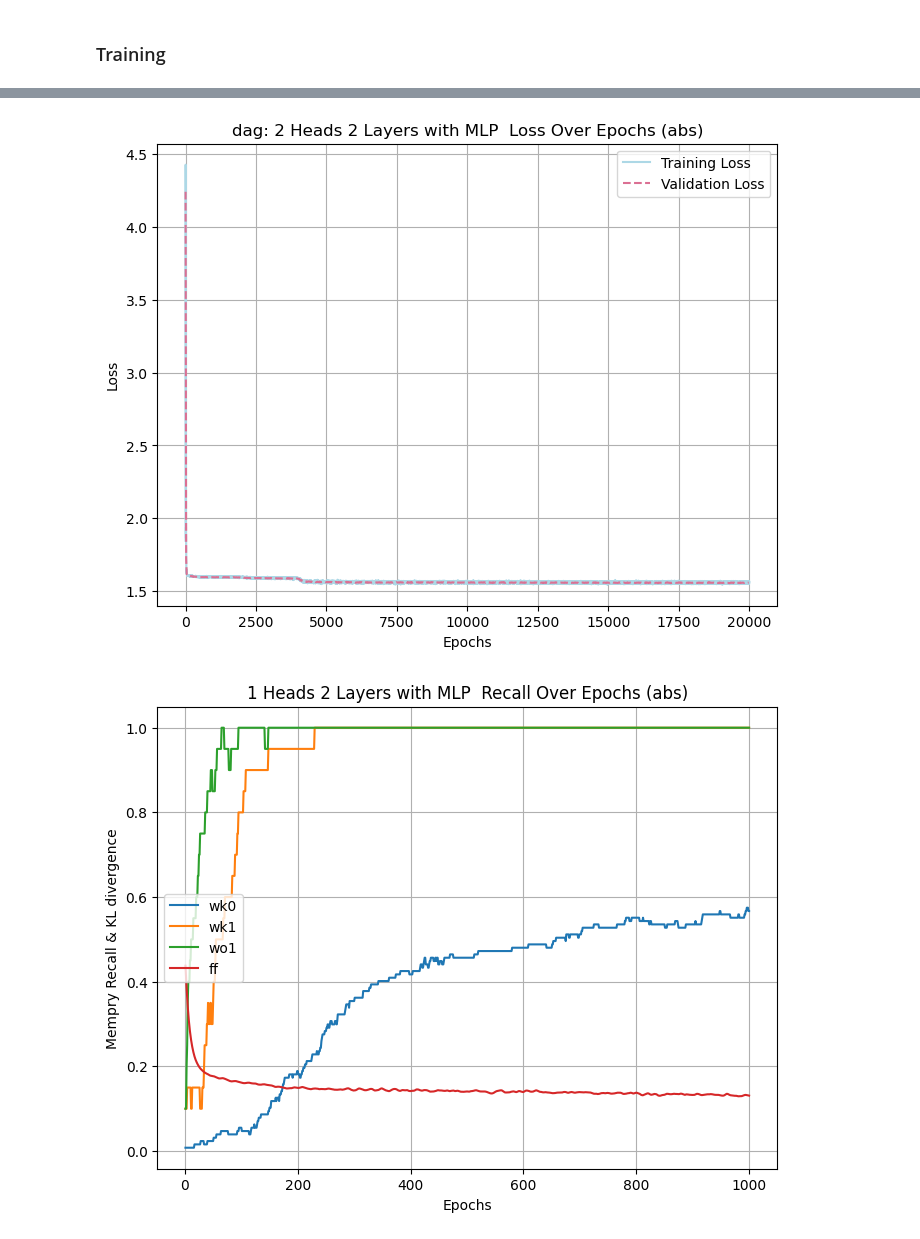
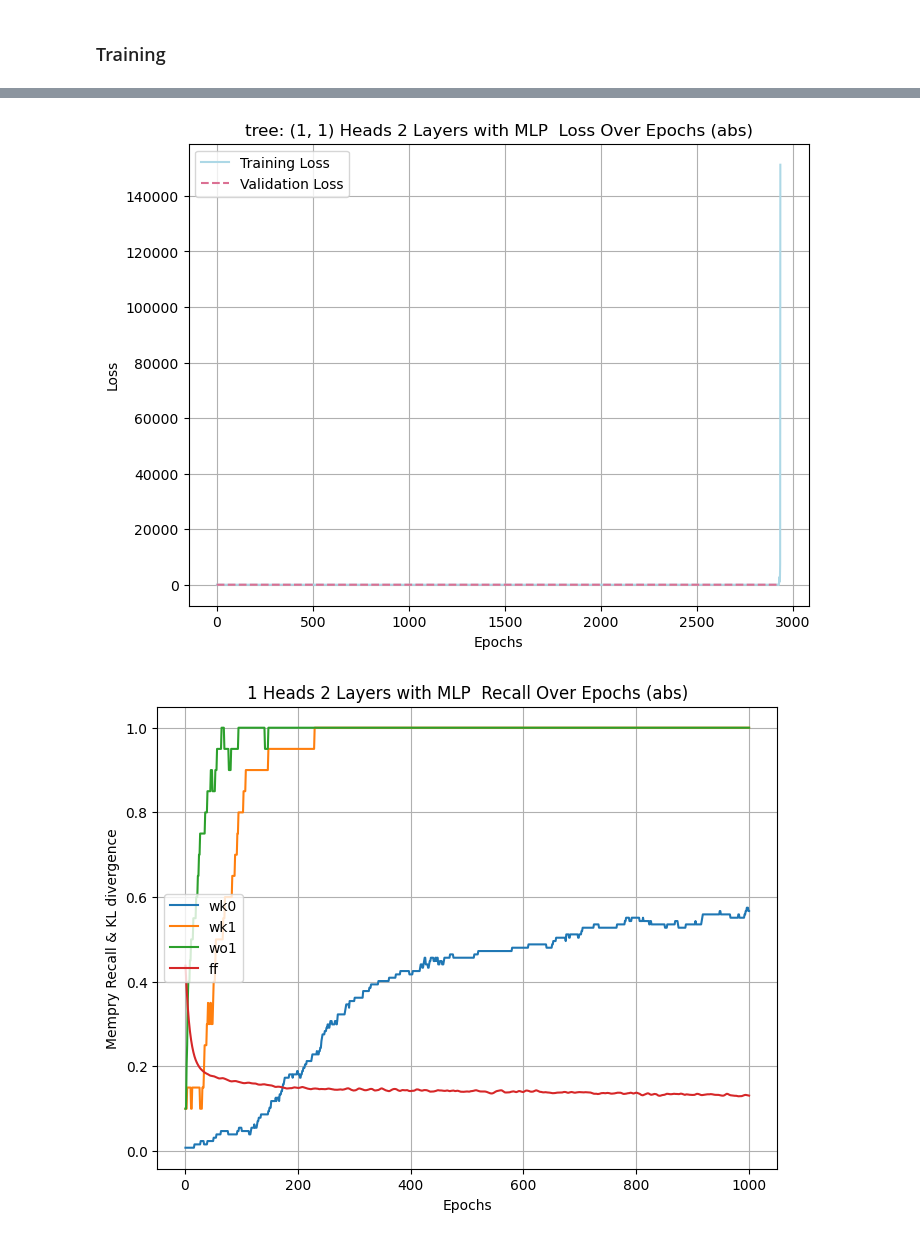
Before and after one commit to ezyhdxm/ICL, a Jupyter notebook: markov_attn.ipynb, the cells around one changed output, grey strips where cells are left out. Cells and saved outputs as stored; diff of their text form; code cells hidden in the pictures.

Commit message:
updated icl_tree exp

```diff
--- a/markov_attn.ipynb
+++ b/markov_attn.ipynb
@@ -182,16 +183,16 @@ BATCH_SIZE = 1024
 config = Config(
         emb_dim=128,
         num_layers=2,
-        num_heads=(2,1),
-        identity_query=True,
+        num_heads=(1,1),
+        identity_query=False,
         seq_len=SEQ_LEN,
         vocab_size=VOC_SIZE,
         batch_size=BATCH_SIZE,
         test_size=2048,
-        num_epochs=20000,
+        num_epochs=5000,
         eval_iter=20,
         pos_enc='abs',
-        get_attn=50,
+        get_attn=60,
         mlp=(False,False),
         activation=(False,False),
         flash=True,
@@ -201,7 +202,8 @@ config = Config(
         learning_rate=1e-2
     )
 
-dag = [[], []] + [[(i - 1) // 2, i - 1] for i in range(2, SEQ_LEN + 1)]
+# dag = [[], []] + [[(i - 1) // 2, i - 1] for i in range(2, SEQ_LEN + 1)]
+dag = get_random_DAG(SEQ_LEN, p=0.1)
 sampler_config = CausalGraphConfig(seq_len=SEQ_LEN, vocab_size=VOC_SIZE, batch_size=BATCH_SIZE, dag=dag)
 
 model = Transformer(config)
@@ -313,5 +315,5 @@ def train(model, config, sampler_config, task_name):
     return get_train_result(train_losses, eval_losses, eval_steps, attn_maps, sampler,
                             flag, is_bietti, config, bigram_losses, icl_losses, probes, ngramLearnerDict, ngramLosses)
 # %%
-train_results = train_causal(model, config, sampler_config, 'dag')
+train_results = train_causal(model, config, sampler_config, 'tree')
 # %%
@@ -337,7 +323,7 @@ sampler_config.dag
 # %%
-get_loss_plots(config, train_results, 'dag')
+get_loss_plots(config, train_results, 'tree')
 # %% [output]
-[figure, old version]
+[figure, new version]
 # %%
 train_results = train(model, config, sampler_config, 'bb')
 # %%
```
Also changed, not shown: parts of 5 cells of this notebook, 5 other files.
